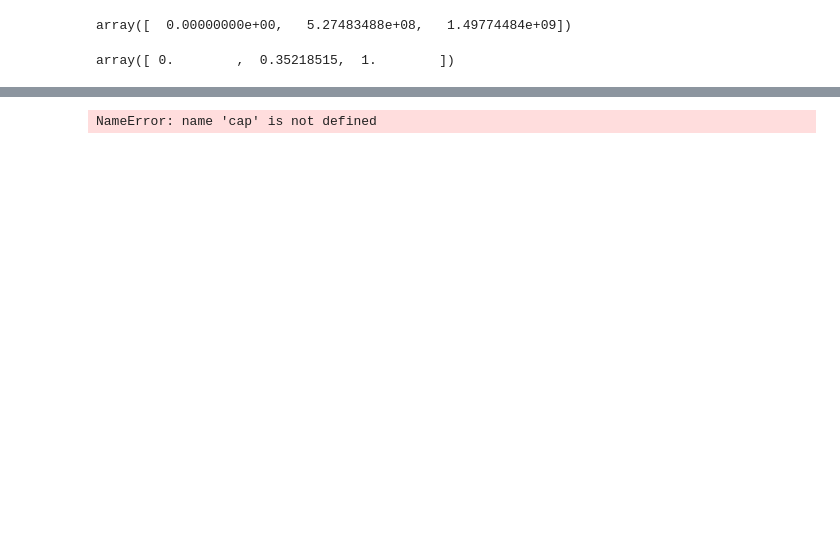
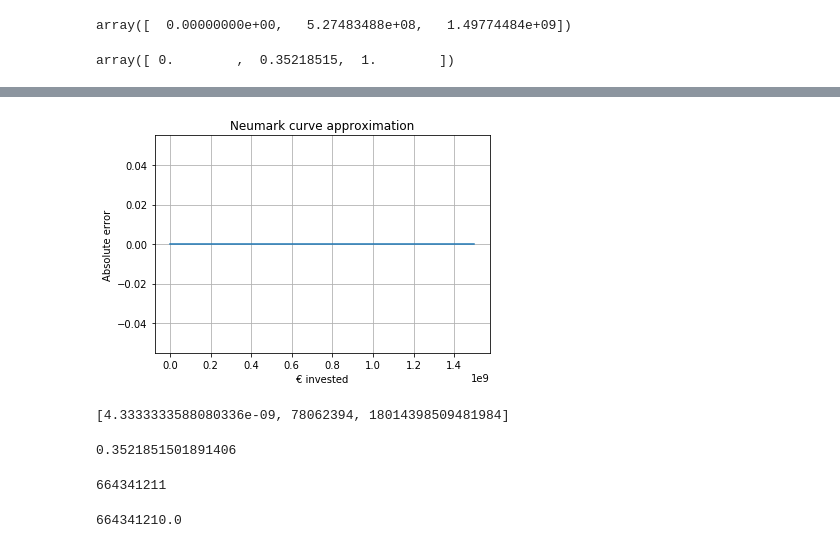
Before and after one commit to Neufund/ico-contracts, a Jupyter notebook: Curve.ipynb, the cells around one changed output, grey strips where cells are left out. Saved outputs shown, nothing was run; the diff lists cells and outputs as text; code cells hidden in the pictures; blank space fills up the shorter version.

```diff
--- a/Curve.ipynb
+++ b/Curve.ipynb
@@ -47,13 +143,19 @@ plt.show()
 # %%
-e = np.arange(0.0, cap, cap / 10**3)
-n = issued(e)
+e = np.arange(1, CAP, CAP / 10**3)
+i = np.array([implementation(x) for x in e])
+a = np.floor(issued(e))
+n = np.abs(i - a)
 plt.plot(e, n)
 
 plt.xlabel('€ invested')
-plt.ylabel('NMK issued')
-plt.title('Neumark issuance curve')
+plt.ylabel('Absolute error')
+plt.title('Neumark curve approximation')
 plt.grid(True)
-plt.savefig("curve.png")
+plt.savefig("Issuance.png")
 plt.show()
 # %% [output]
-NameError: name 'cap' is not defined
+[figure, added]
+# %%
+[A, N, D]
+# %% [output]
+[4.3333333588080336e-09, 78062394, 18014398509481984]
@@ -59,0 +168,12 @@ NameError: name 'cap' is not defined
+# %%
+implementation(10**8)/implementation(CAP)
+# %% [output]
+0.3521851501891406
+# %%
+implementation(135000001)
+# %% [output]
+664341211
+# %%
+np.floor(issued(135000001))
+# %% [output]
+664341210.0
```
Also changed, not shown: parts of 18 cells of this notebook, 4 other files.
